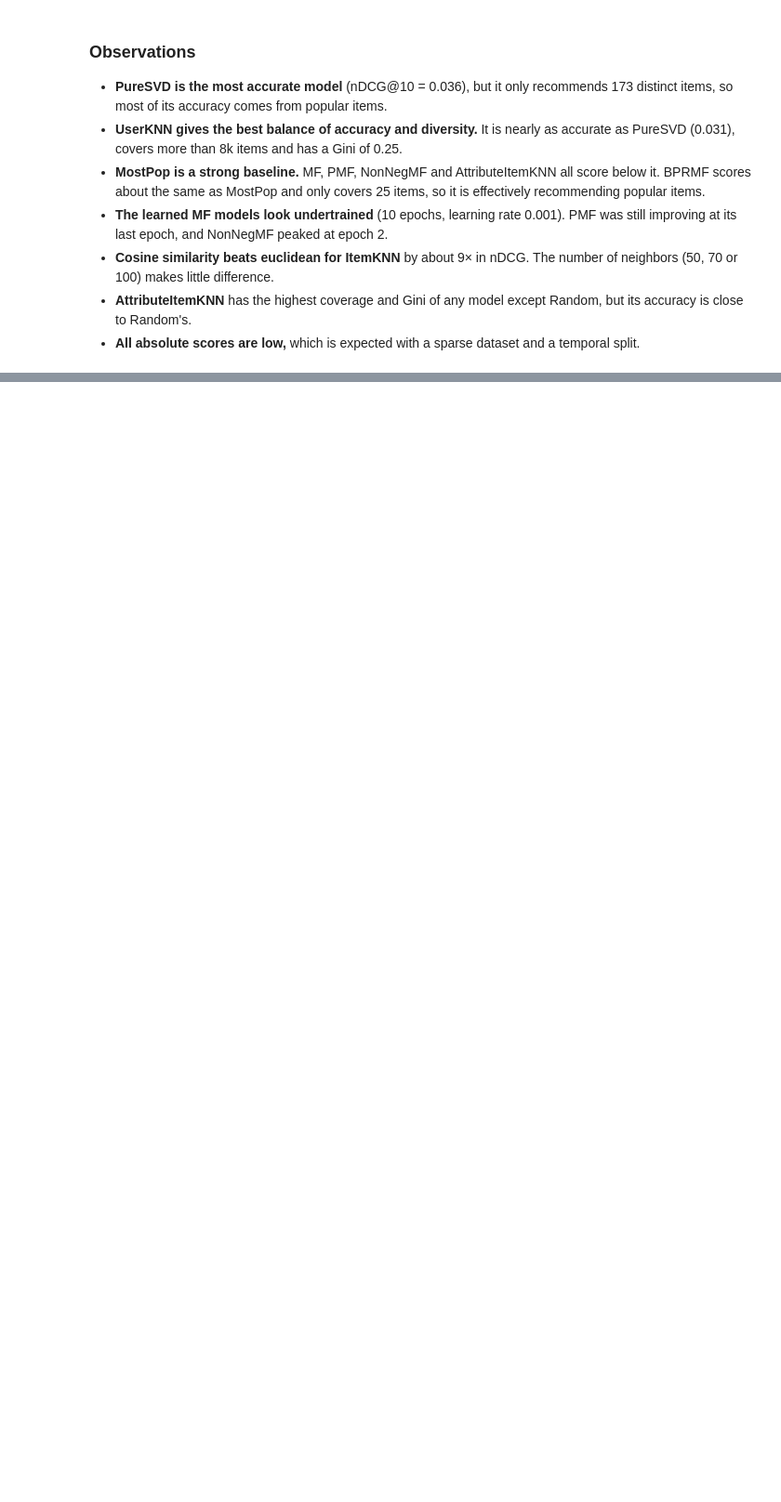
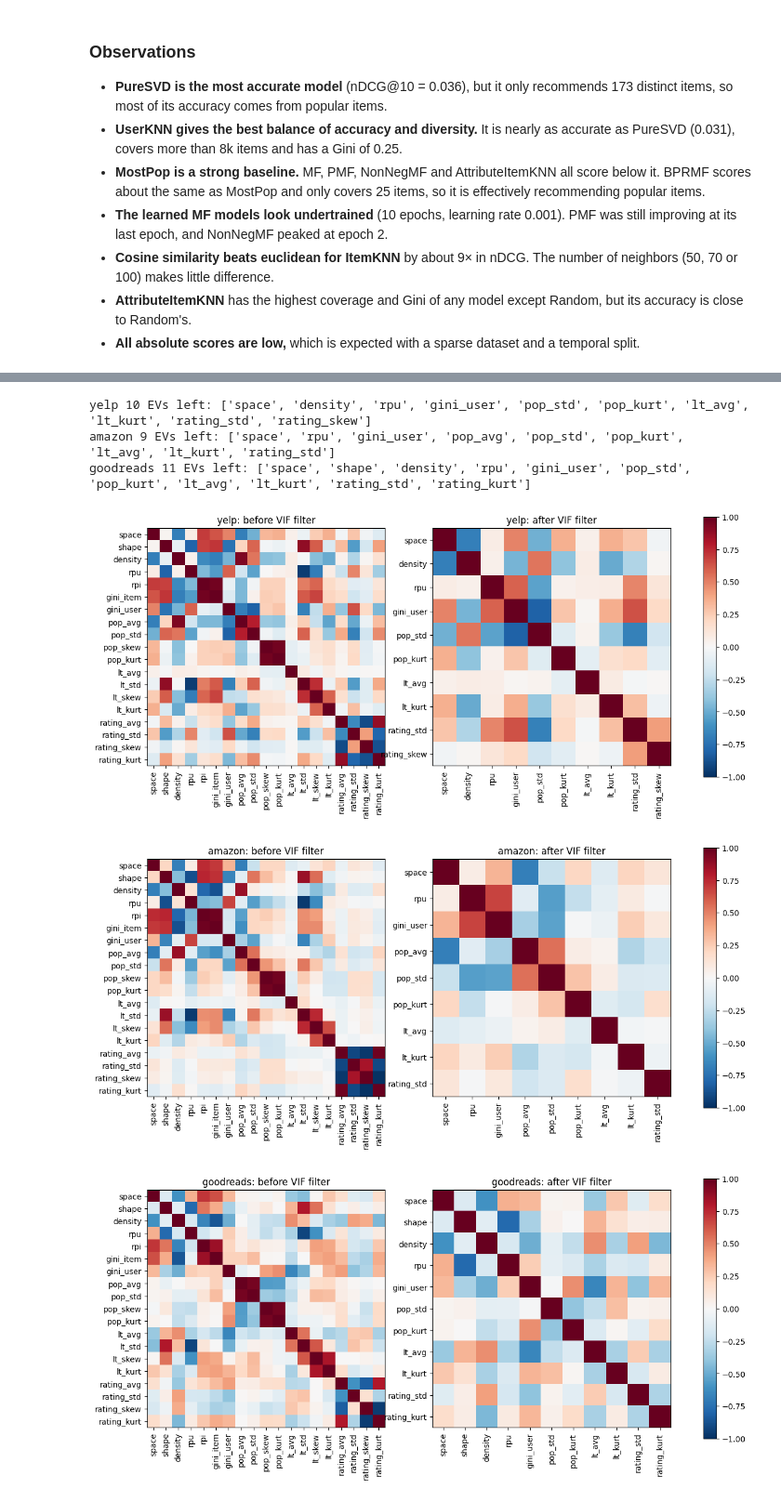
Before and after one commit to Vadym-Kurdydyk/scarcity-recsys, a Jupyter notebook: paper_reproduction.ipynb, the cells around one changed output, grey strips where cells are left out. Shown at 93% size. Saved outputs shown, nothing was run; the diff lists cells and outputs as text; code cells hidden in the pictures; blank space fills up the shorter version.

```diff
--- a/paper_reproduction.ipynb
+++ b/paper_reproduction.ipynb
@@ -358,0 +545,6 @@ Temporal hold-out split (20% test, 20% validation), relevance threshold 1. Hyper
+# %%
+keep = {}
+for name in DATASETS:
+    means = pd.Series({m: res[name][m + "_nDCG@100"].mean() for m in MODELS})
+    keep[name] = list(means[means >= 0.25 * means.max()].index)
+    print(name, "dropped:", list(means[means < 0.25 * means.max()].index))
@@ -358,0 +608,25 @@ Temporal hold-out split (20% test, 20% validation), relevance threshold 1. Hyper
+# %%
+for name in DATASETS:
+    print(name, len(X_all[name].columns), "EVs left:", list(X_all[name].columns))
+# %% [output]
+yelp 10 EVs left: ['space', 'density', 'rpu', 'gini_user', 'pop_std', 'pop_kurt', 'lt_avg', 'lt_kurt', 'rating_std', 'rating_skew']
+amazon 9 EVs left: ['space', 'rpu', 'gini_user', 'pop_avg', 'pop_std', 'pop_kurt', 'lt_avg', 'lt_kurt', 'rating_std']
+goodreads 11 EVs left: ['space', 'shape', 'density', 'rpu', 'gini_user', 'pop_std', 'pop_kurt', 'lt_avg', 'lt_kurt', 'rating_std', 'rating_kurt']
+# %%
+# correlation of the EVs before and after the VIF filter (like fig. 2 in the paper)
+for name in DATASETS:
+    fig, axes = plt.subplots(1, 2, figsize=(15, 6))
+    for ax, cols, title in [(axes[0], EV_NAMES, "before"), (axes[1], list(X_all[name].columns), "after")]:
+        c = res[name][cols].astype(float).corr()
+        im = ax.imshow(c, cmap="RdBu_r", vmin=-1, vmax=1)
+        ax.set_xticks(range(len(cols)))
+        ax.set_xticklabels(cols, rotation=90)
+        ax.set_yticks(range(len(cols)))
+        ax.set_yticklabels(cols)
+        ax.set_title(f"{name}: {title} VIF filter")
+    fig.colorbar(im, ax=axes)
+    plt.show()
+# %% [output]
+[figure, added]
+[figure, added]
+[figure, added]
```
Also changed, not shown: parts of 33 cells of this notebook, 3 other files.
